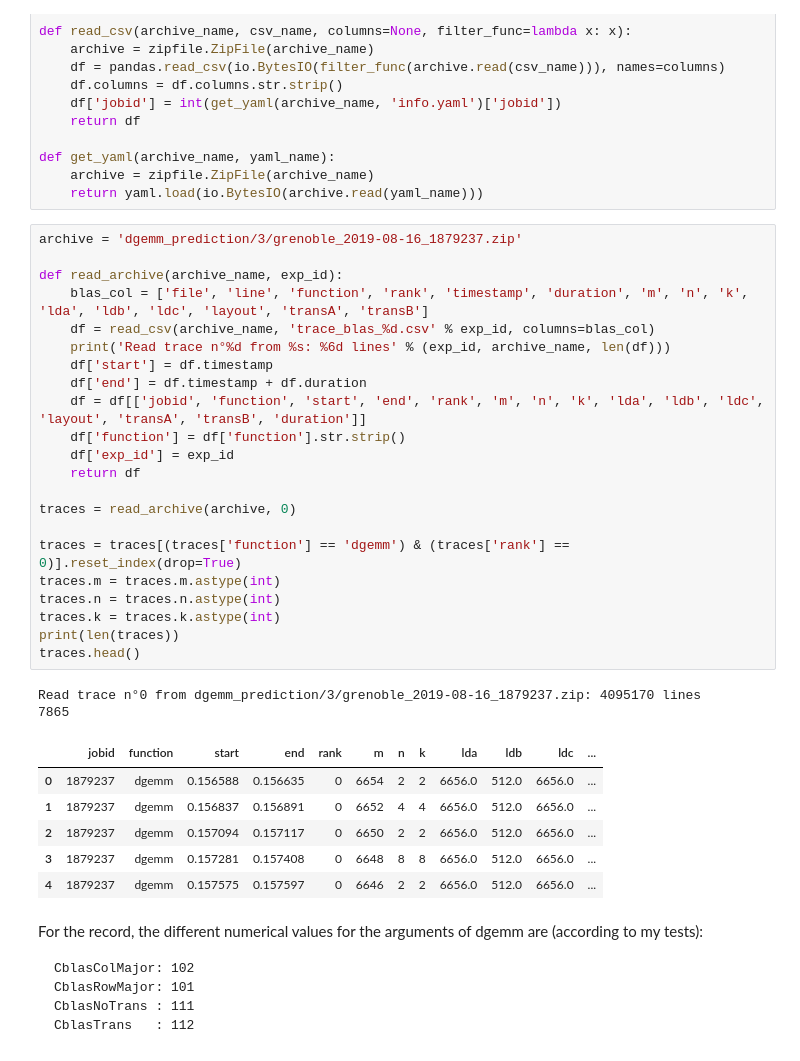
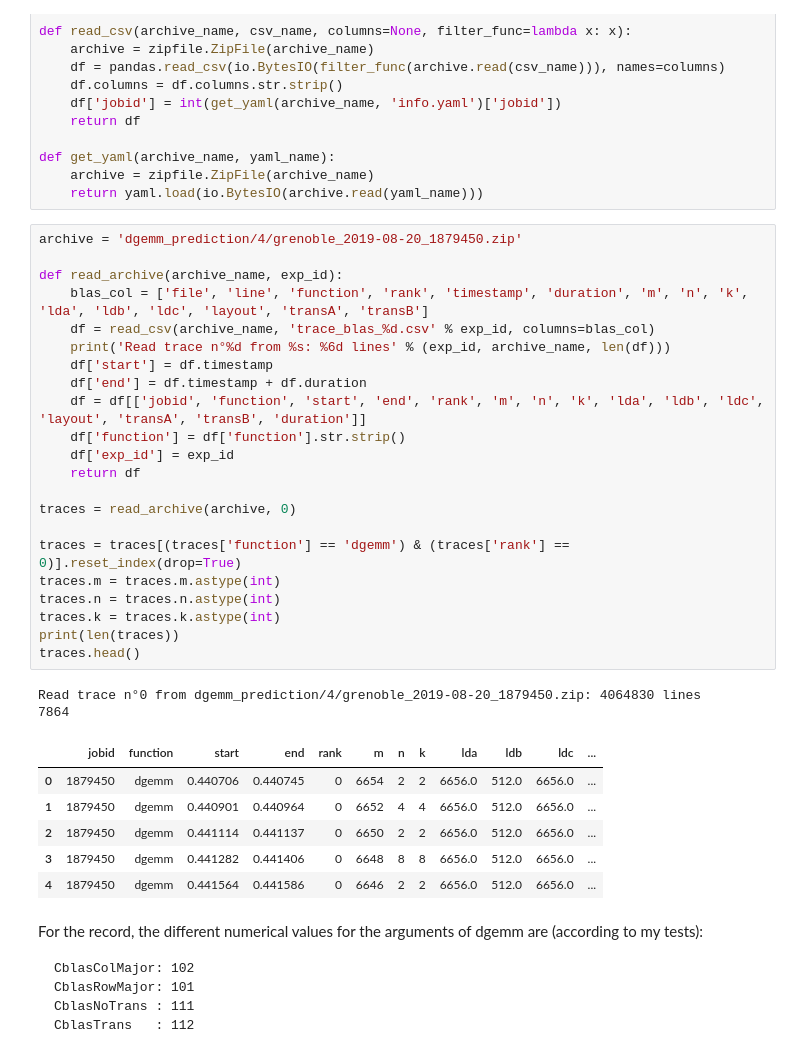
Before and after one commit to Ezibenroc/calibration_analysis, a Jupyter notebook: dahu/hpl/hpl_trace_dgemm_comparison.ipynb, the cells around one changed output. Saved outputs shown, nothing was run; the diff lists cells and outputs as text.

````diff
--- a/dahu/hpl/hpl_trace_dgemm_comparison.ipynb
+++ b/dahu/hpl/hpl_trace_dgemm_comparison.ipynb
@@ -26,36 +26,36 @@ def get_yaml(archive_name, yaml_name):
     archive = zipfile.ZipFile(archive_name)
     return yaml.load(io.BytesIO(archive.read(yaml_name)))
 # %%
-archive = 'dgemm_prediction/3/grenoble_2019-08-16_1879237.zip'
+archive = 'dgemm_prediction/4/grenoble_2019-08-20_1879450.zip'
 
 def read_archive(archive_name, exp_id):
     blas_col = ['file', 'line', 'function', 'rank', 'timestamp', 'duration', 'm', 'n', 'k', 'lda', 'ldb', 'ldc', 'layout', 'transA', 'transB']
     df = read_csv(archive_name, 'trace_blas_%d.csv' % exp_id, columns=blas_col)
     print('Read trace n°%d from %s: %6d lines' % (exp_id, archive_name, len(df)))
     df['start'] = df.timestamp
     df['end'] = df.timestamp + df.duration
     df = df[['jobid', 'function', 'start', 'end', 'rank', 'm', 'n', 'k', 'lda', 'ldb', 'ldc', 'layout', 'transA', 'transB', 'duration']]
     df['function'] = df['function'].str.strip()
     df['exp_id'] = exp_id
     return df
 
 traces = read_archive(archive, 0)
 
 traces = traces[(traces['function'] == 'dgemm') & (traces['rank'] == 0)].reset_index(drop=True)
 traces.m = traces.m.astype(int)
 traces.n = traces.n.astype(int)
 traces.k = traces.k.astype(int)
 print(len(traces))
 traces.head()
 # %% [output]
-Read trace n°0 from dgemm_prediction/3/grenoble_2019-08-16_1879237.zip: 4095170 lines
-7865
+Read trace n°0 from dgemm_prediction/4/grenoble_2019-08-20_1879450.zip: 4064830 lines
+7864
 |  | jobid | function | start | end | rank | m | n | k | lda | ldb | ldc | ... |
-| 0 | 1879237 | dgemm | 0.156588 | 0.156635 | 0 | 6654 | 2 | 2 | 6656.0 | 512.0 | 6656.0 | ... |
-| 1 | 1879237 | dgemm | 0.156837 | 0.156891 | 0 | 6652 | 4 | 4 | 6656.0 | 512.0 | 6656.0 | ... |
-| 2 | 1879237 | dgemm | 0.157094 | 0.157117 | 0 | 6650 | 2 | 2 | 6656.0 | 512.0 | 6656.0 | ... |
-| 3 | 1879237 | dgemm | 0.157281 | 0.157408 | 0 | 6648 | 8 | 8 | 6656.0 | 512.0 | 6656.0 | ... |
-| 4 | 1879237 | dgemm | 0.157575 | 0.157597 | 0 | 6646 | 2 | 2 | 6656.0 | 512.0 | 6656.0 | ... |
+| 0 | 1879450 | dgemm | 0.440706 | 0.440745 | 0 | 6654 | 2 | 2 | 6656.0 | 512.0 | 6656.0 | ... |
+| 1 | 1879450 | dgemm | 0.440901 | 0.440964 | 0 | 6652 | 4 | 4 | 6656.0 | 512.0 | 6656.0 | ... |
+| 2 | 1879450 | dgemm | 0.441114 | 0.441137 | 0 | 6650 | 2 | 2 | 6656.0 | 512.0 | 6656.0 | ... |
+| 3 | 1879450 | dgemm | 0.441282 | 0.441406 | 0 | 6648 | 8 | 8 | 6656.0 | 512.0 | 6656.0 | ... |
+| 4 | 1879450 | dgemm | 0.441564 | 0.441586 | 0 | 6646 | 2 | 2 | 6656.0 | 512.0 | 6656.0 | ... |
 # %% [markdown]
 For the record, the different numerical values for the arguments of dgemm are (according to my tests):
 ```
````
Also changed, not shown: parts of 4 cells of this notebook, 2 other files.
